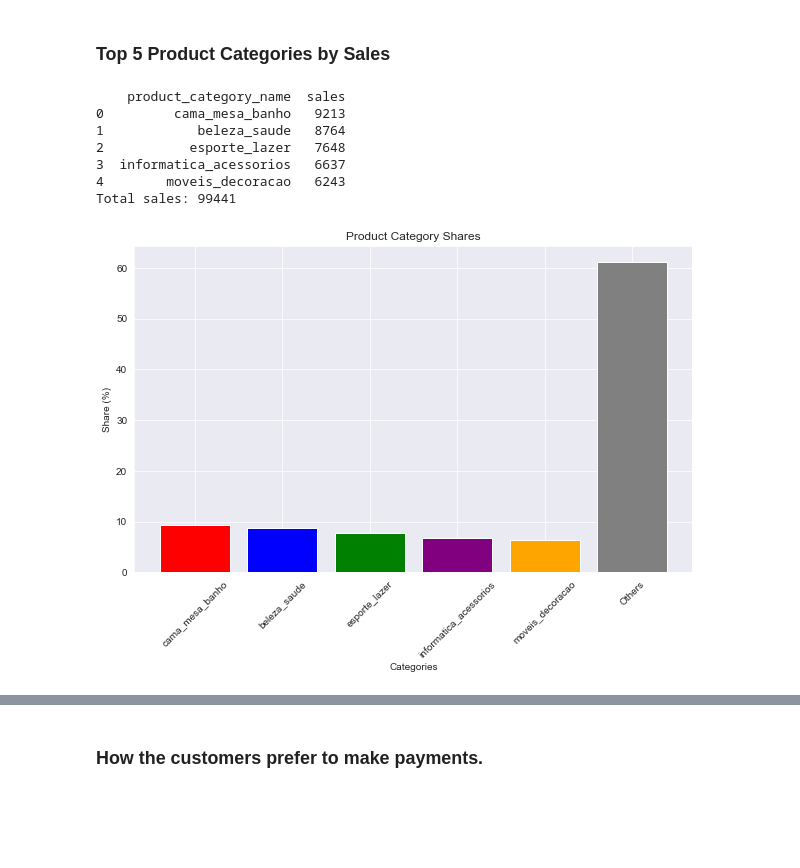
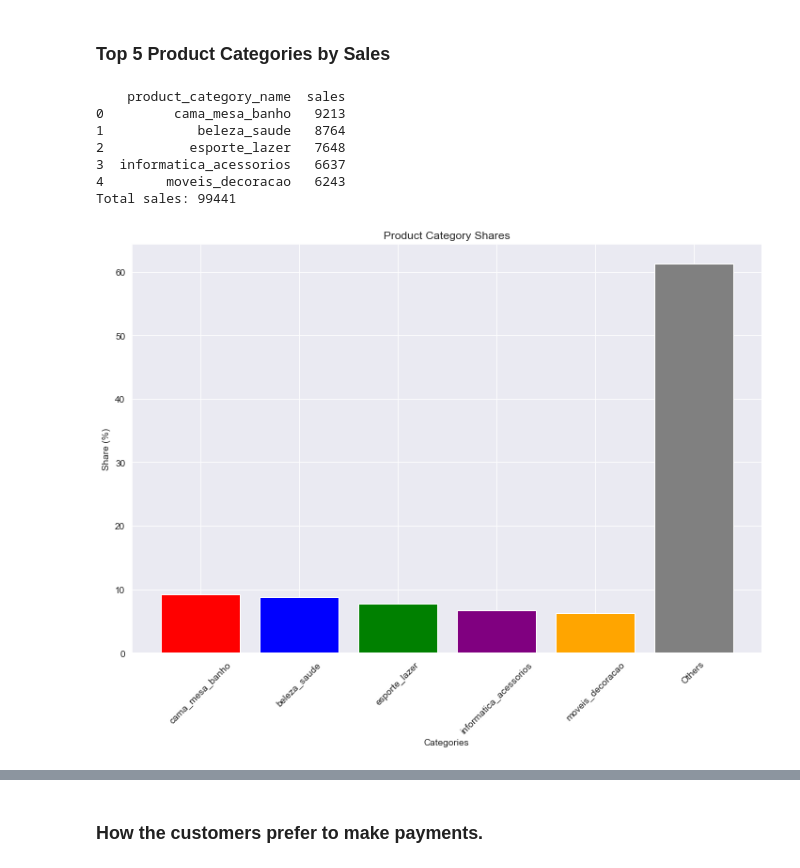
Before and after one commit to preudh/OC_IA_P5_Segment_e_commerce_site_customers, a Jupyter notebook: notebooks/Preudhomme_Patrice_2_notebook_exploration_082024.ipynb, the cells around one changed output, grey strips where cells are left out. Saved outputs shown, nothing was run; the diff lists cells and outputs as text; code cells hidden in the pictures; blank space fills up the shorter version.

```diff
--- a/notebooks/Preudhomme_Patrice_2_notebook_exploration_082024.ipynb
+++ b/notebooks/Preudhomme_Patrice_2_notebook_exploration_082024.ipynb
@@ -453,32 +458,32 @@ if 'product_categories' in df_final.columns:
     # Step 2: Calculate total sales for all categories
     total_sales = product_categories['sales'].sum()
     print("Total sales:", total_sales)
 
     # Step 3: Calculate the share of each category in total sales
     product_categories['share'] = (product_categories['sales'] / total_sales) * 100
 
     # Step 4: Create a DataFrame with these shares
     top_categories = product_categories.head(5).copy()
     other_share = 100 - top_categories['share'].sum()
     other_row = pd.DataFrame({'product_category_name': ['Others'], 'sales': [total_sales - top_categories['sales'].sum()], 'share': [other_share]})
     top_categories = pd.concat([top_categories, other_row], ignore_index=True)
 
     # Step 5: Visualize the shares with a bar chart
-    plt.figure(figsize=(10, 6))
+    plt.figure(figsize=(12, 8))
     plt.bar(top_categories['product_category_name'], top_categories['share'], color=['red', 'blue', 'green', 'purple', 'orange', 'grey'])
     plt.title('Product Category Shares')
     plt.xlabel('Categories')
     plt.ylabel('Share (%)')
     plt.xticks(rotation=45)
     plt.show()
 else:
     print("'product_categories' column not found in the DataFrame.")
 # %% [output]
     product_category_name  sales
 0         cama_mesa_banho   9213
 1            beleza_saude   8764
 2           esporte_lazer   7648
 3  informatica_acessorios   6637
 4        moveis_decoracao   6243
 Total sales: 99441
-[figure, old version]
+[figure, new version]
```
Also changed, not shown: parts of 23 cells of this notebook, 2 other files.
